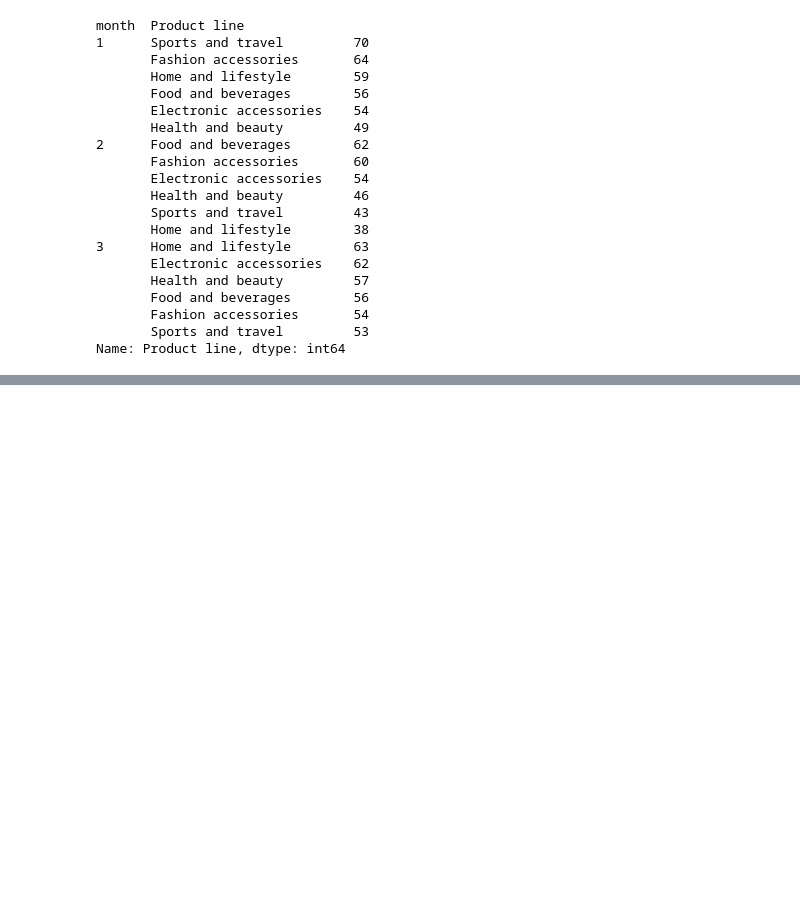
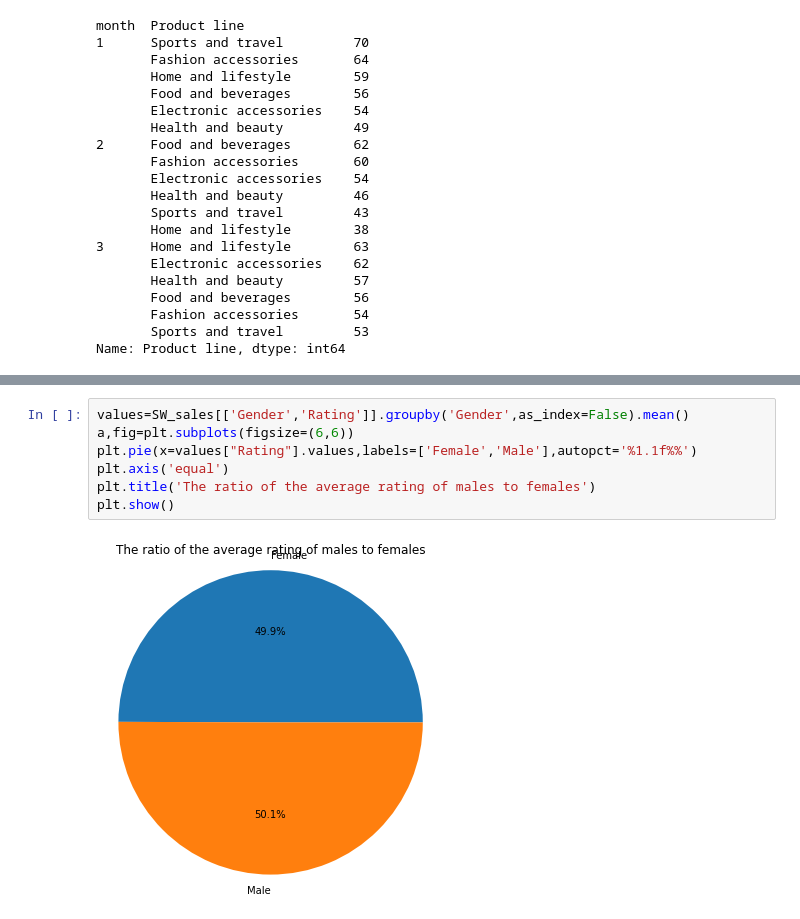
Before and after one commit to KalpitWalekar/projects, a Jupyter notebook: SM_Sales_Data_Project.ipynb, the cells around one changed output, grey strips where cells are left out. Drawn from its saved outputs; the diff is of its cells as text; blank space fills up the shorter version.

```diff
--- a/SM_Sales_Data_Project.ipynb
+++ b/SM_Sales_Data_Project.ipynb
@@ -312,0 +332,9 @@ SW_sales.head(2)
+# %%
+values=SW_sales[['Gender','Rating']].groupby('Gender',as_index=False).mean()
+a,fig=plt.subplots(figsize=(6,6))
+plt.pie(x=values["Rating"].values,labels=['Female','Male'],autopct='%1.1f%%')
+plt.axis('equal')
+plt.title('The ratio of the average rating of males to females')
+plt.show()
+# %% [output]
+[figure, added]
```
Also changed, not shown: parts of 12 cells of this notebook.
